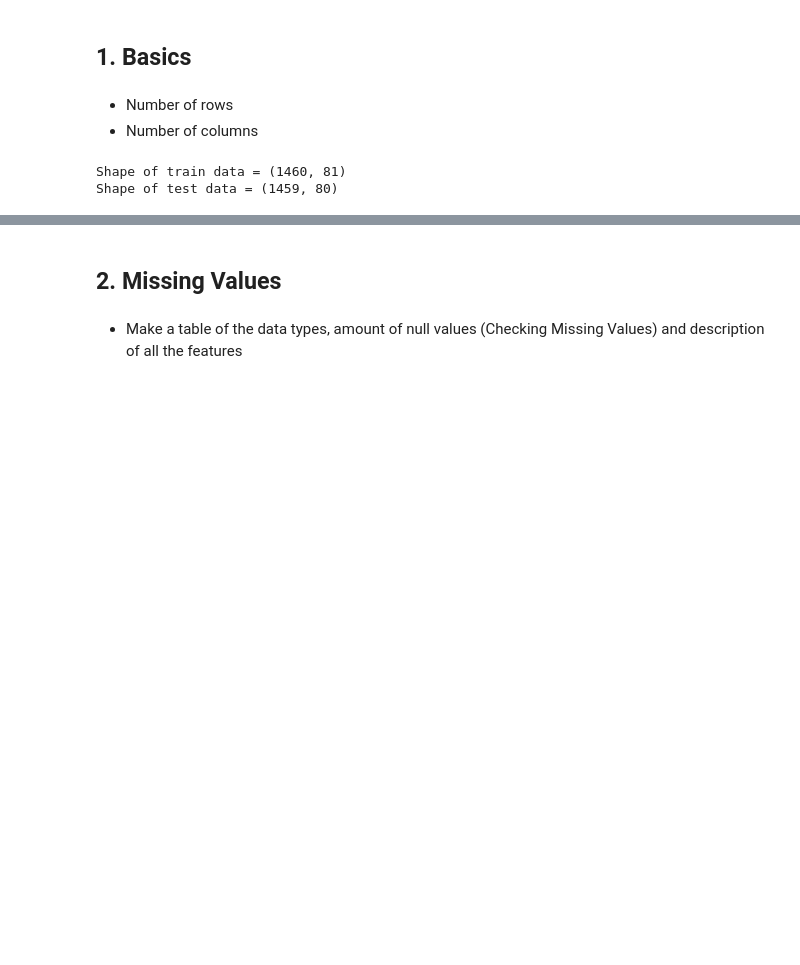
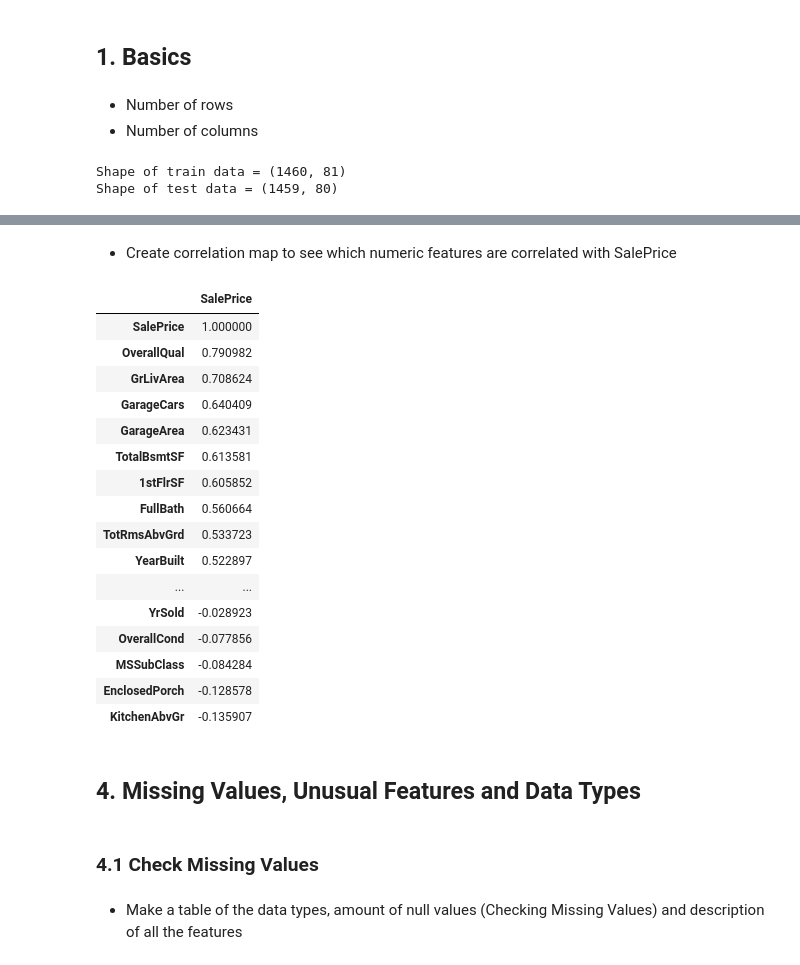
Before and after one commit to carlosfarfangalindoNL222/Steps_In_Depth_Machine_Learning, a Jupyter notebook: Steps_Machine_Learning_Model/2_EDA/2_Exploritary_Data_Analysis.ipynb, the cells around one changed output, grey strips where cells are left out. Cells and saved outputs as stored; diff of their text form; code cells hidden in the pictures; blank space fills up the shorter version.

```diff
--- a/Steps_Machine_Learning_Model/2_EDA/2_Exploritary_Data_Analysis.ipynb
+++ b/Steps_Machine_Learning_Model/2_EDA/2_Exploritary_Data_Analysis.ipynb
@@ -10,6 +10,8 @@
 import pandas as pd
 train = pd.read_csv('train_house_prices.csv')
 test = pd.read_csv('test_house_prices.csv')
+categorical_features = train.select_dtypes(include=["object"])
+numeric_features = train[train.columns[train.dtypes != "object"]]
 # %% [markdown]
 ## 1. Basics
 # %% [markdown]
@@ -24,0 +82,2 @@ Shape of test data = (1459, 80)
+# %% [markdown]
+* Create correlation map to see which numeric features are correlated with SalePrice
@@ -25,5 +89,38 @@ Shape of test data = (1459, 80)
+# %%
+
+
+# Compute the Pearson's correlation coefficient
+corr = numeric_features.corr(method="pearson")
+
+# Select the correlations with the target column
+target_corr = corr["SalePrice"]
+
+# Create a new DataFrame with the correlations
+corr_df = pd.DataFrame(target_corr, numeric_features.columns).sort_values(by="SalePrice", ascending=False)
+
+corr_df.head(40)
+# %% [output]
+|  | SalePrice |
+| SalePrice | 1.000000 |
+| OverallQual | 0.790982 |
+| GrLivArea | 0.708624 |
+| GarageCars | 0.640409 |
+| GarageArea | 0.623431 |
+| TotalBsmtSF | 0.613581 |
+| 1stFlrSF | 0.605852 |
+| FullBath | 0.560664 |
+| TotRmsAbvGrd | 0.533723 |
+| YearBuilt | 0.522897 |
+| ... | ... |
+| YrSold | -0.028923 |
+| OverallCond | -0.077856 |
+| MSSubClass | -0.084284 |
+| EnclosedPorch | -0.128578 |
+| KitchenAbvGr | -0.135907 |
+# %% [markdown]
+## 4. Missing Values, Unusual Features and Data Types
 # %% [markdown]
-## 2. Missing Values
+### 4.1 Check Missing Values
 # %% [markdown]
 * Make a table of the data types, amount of null values (Checking Missing Values) and description of all the features
 # %%
```
Also changed, not shown: parts of 28 cells of this notebook, 1 other file.
